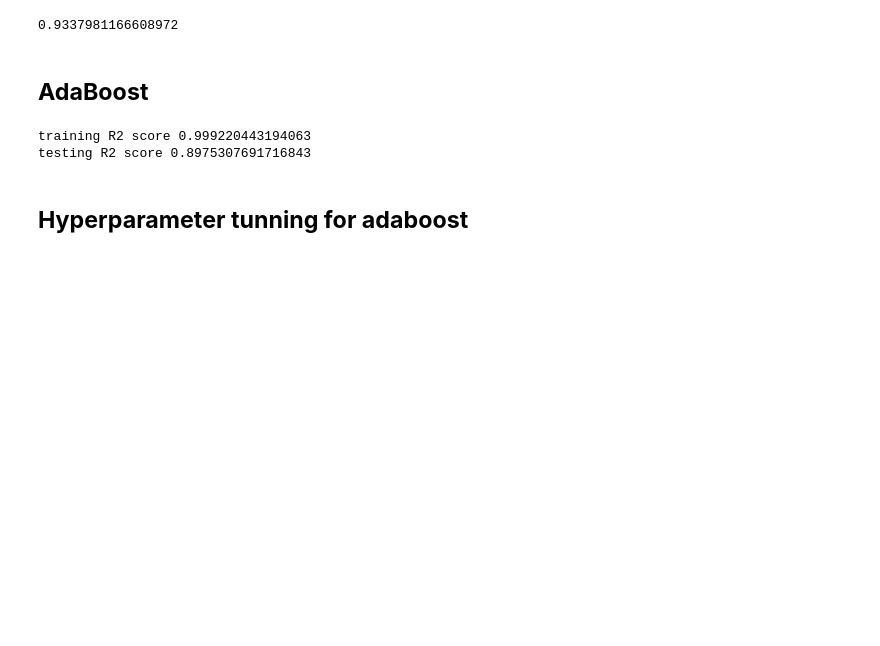
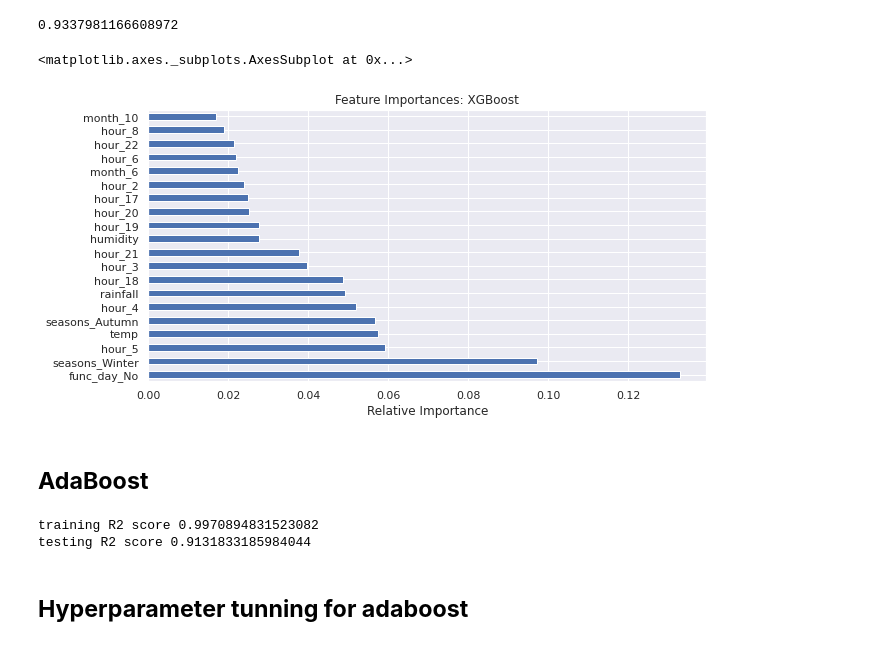
Before and after one commit to vaibhav251999/bike-sharing-demand-prediction, a Jupyter notebook: vaibhav_Bike_Sharing_Demand_Prediction_Capstone_Project.ipynb, the cells around one changed output. Saved outputs shown, nothing was run; the diff lists cells and outputs as text; code cells hidden in the pictures; blank space fills up the shorter version.

```diff
--- a/vaibhav_Bike_Sharing_Demand_Prediction_Capstone_Project.ipynb
+++ b/vaibhav_Bike_Sharing_Demand_Prediction_Capstone_Project.ipynb
@@ -875,2 +875,18 @@ gb_test_r2_score
 # %% [markdown]
 ## **XGBOOST**
+# %%
+# default model parameters
+xgb_model = xgb.XGBRegressor(n_estimators=1000, random_state=0)
+
+# fit
+xgb_model.fit(X_train,y_train)
+xgb_y_train_pred = xgb_model.predict(X_train)
+xgb_y_test_pred = xgb_model.predict(X_test)
+
+# train score
+xgb_train_r2_score = r2_score(np.square(y_train),np.square(xgb_y_train_pred))
+print('XGboost default training R2 score ',xgb_train_r2_score)
+
+# test score
+xgb_test_r2_score = r2_score(np.square(y_test),np.square(xgb_y_test_pred))
+print('XGboost default testing R2 score ',xgb_test_r2_score)
@@ -922,6 +944,17 @@ xgb_test_r2_score = r2_score(np.square(y_test),np.square(xgb_y_test_pred))
 xgb_test_r2_score
 # %% [output]
 0.9337981166608972
+# %%
+# Feature importances
+
+dt_feat_imp = pd.Series(xgb_model.feature_importances_, index=X.columns)
+plt.figure(figsize=(10,5))
+plt.title('Feature Importances: XGBoost')
+plt.xlabel('Relative Importance')
+dt_feat_imp.nlargest(20).plot(kind='barh')
+# %% [output]
+<matplotlib.axes._subplots.AxesSubplot at 0x...>
+[figure, added]
 # %% [markdown]
 ## **AdaBoost**
 # %%
@@ -940,8 +973,8 @@ print('training R2 score',adaboost_train_r2_score)
 adaboost_test_r2_score = r2_score(np.square(y_test),np.square(adaboost_y_test_pred))
 print('testing R2 score',adaboost_test_r2_score)
 # %% [output]
-training R2 score 0.999220443194063
-testing R2 score 0.8975307691716843
+training R2 score 0.9970894831523082
+testing R2 score 0.9131833185984044
 # %% [markdown]
 ## **Hyperparameter tunning for adaboost**
 # %%
```
Also changed, not shown: parts of 25 cells of this notebook.
